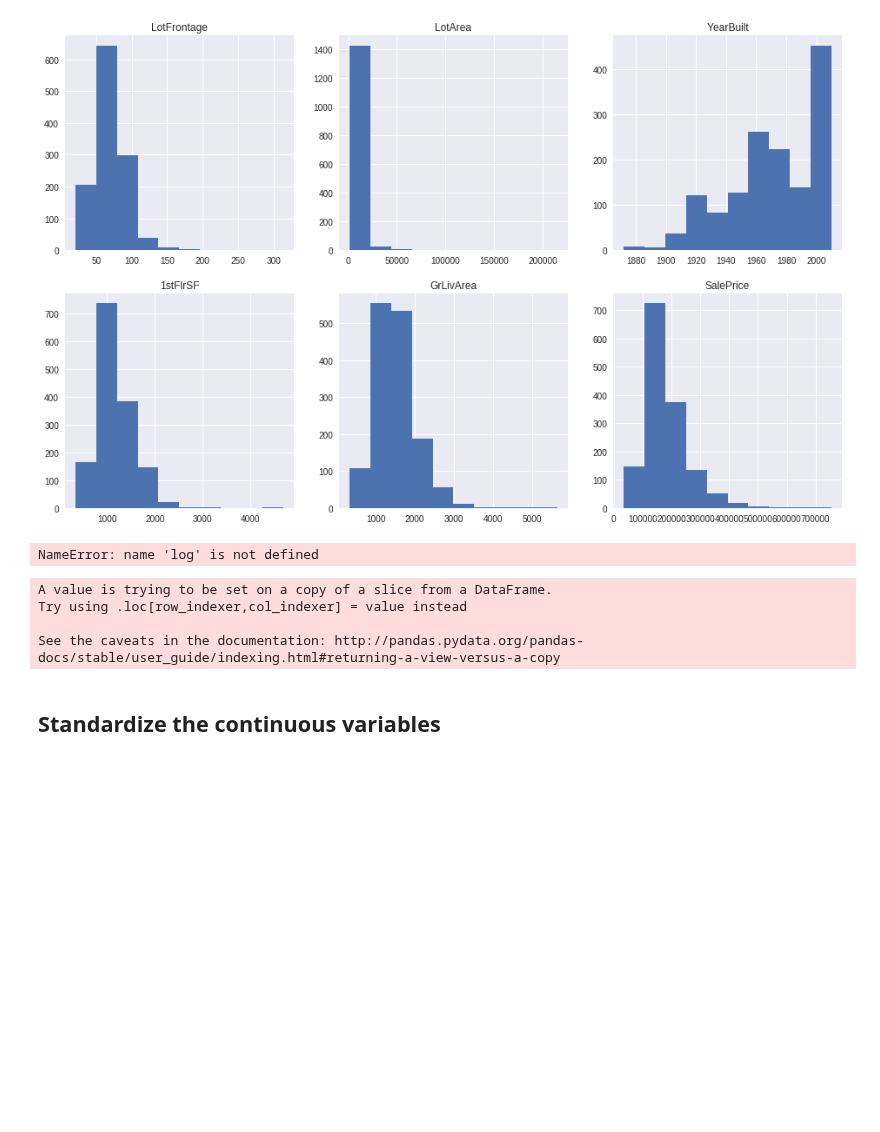
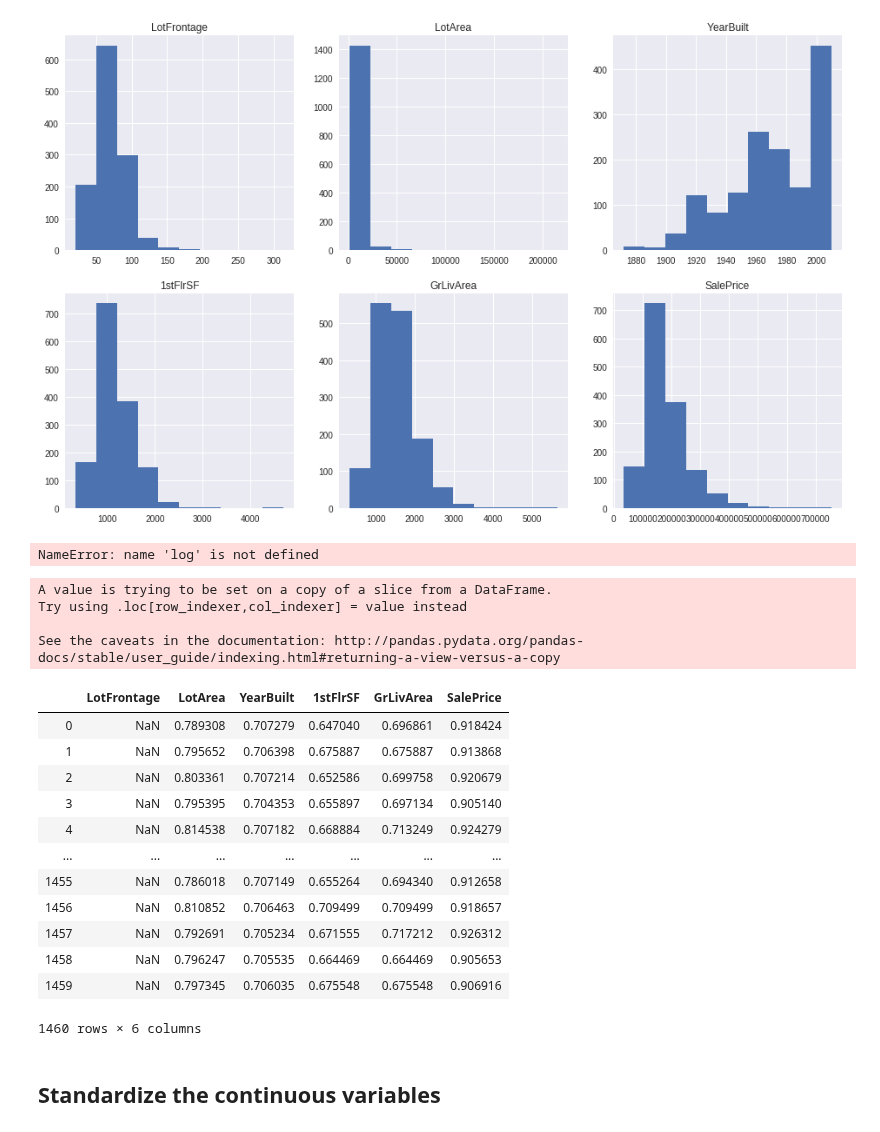
Before and after one commit to cmf-datasci/dsc-feature-scaling-and-normalization-lab-hbs-ds-060120, a Jupyter notebook: index.ipynb, the cells around one changed output. Cells and saved outputs as stored; diff of their text form; code cells hidden in the pictures; blank space fills up the shorter version.

```diff
--- a/index.ipynb
+++ b/index.ipynb
@@ -93,12 +93,27 @@ NameError: name 'log' is not defined
 # %%
 for col in continuous:
     ames_cont[col] = np.log(ames_cont[col])
 #     ames_cont[col] = ames_cont[f"{col}_log"]
+
+ames_cont
 # %% [output]
 A value is trying to be set on a copy of a slice from a DataFrame.
 Try using .loc[row_indexer,col_indexer] = value instead
 
 See the caveats in the documentation: http://pandas.pydata.org/pandas-docs/stable/user_guide/indexing.html#returning-a-view-versus-a-copy
+|  | LotFrontage | LotArea | YearBuilt | 1stFlrSF | GrLivArea | SalePrice |
+| 0 | NaN | 0.789308 | 0.707279 | 0.647040 | 0.696861 | 0.918424 |
+| 1 | NaN | 0.795652 | 0.706398 | 0.675887 | 0.675887 | 0.913868 |
+| 2 | NaN | 0.803361 | 0.707214 | 0.652586 | 0.699758 | 0.920679 |
+| 3 | NaN | 0.795395 | 0.704353 | 0.655897 | 0.697134 | 0.905140 |
+| 4 | NaN | 0.814538 | 0.707182 | 0.668884 | 0.713249 | 0.924279 |
+| ... | ... | ... | ... | ... | ... | ... |
+| 1455 | NaN | 0.786018 | 0.707149 | 0.655264 | 0.694340 | 0.912658 |
+| 1456 | NaN | 0.810852 | 0.706463 | 0.709499 | 0.709499 | 0.918657 |
+| 1457 | NaN | 0.792691 | 0.705234 | 0.671555 | 0.717212 | 0.926312 |
+| 1458 | NaN | 0.796247 | 0.705535 | 0.664469 | 0.664469 | 0.905653 |
+| 1459 | NaN | 0.797345 | 0.706035 | 0.675548 | 0.675548 | 0.906916 |
+1460 rows × 6 columns
 # %% [markdown]
 ## Standardize the continuous variables
 # %% [markdown]
```
